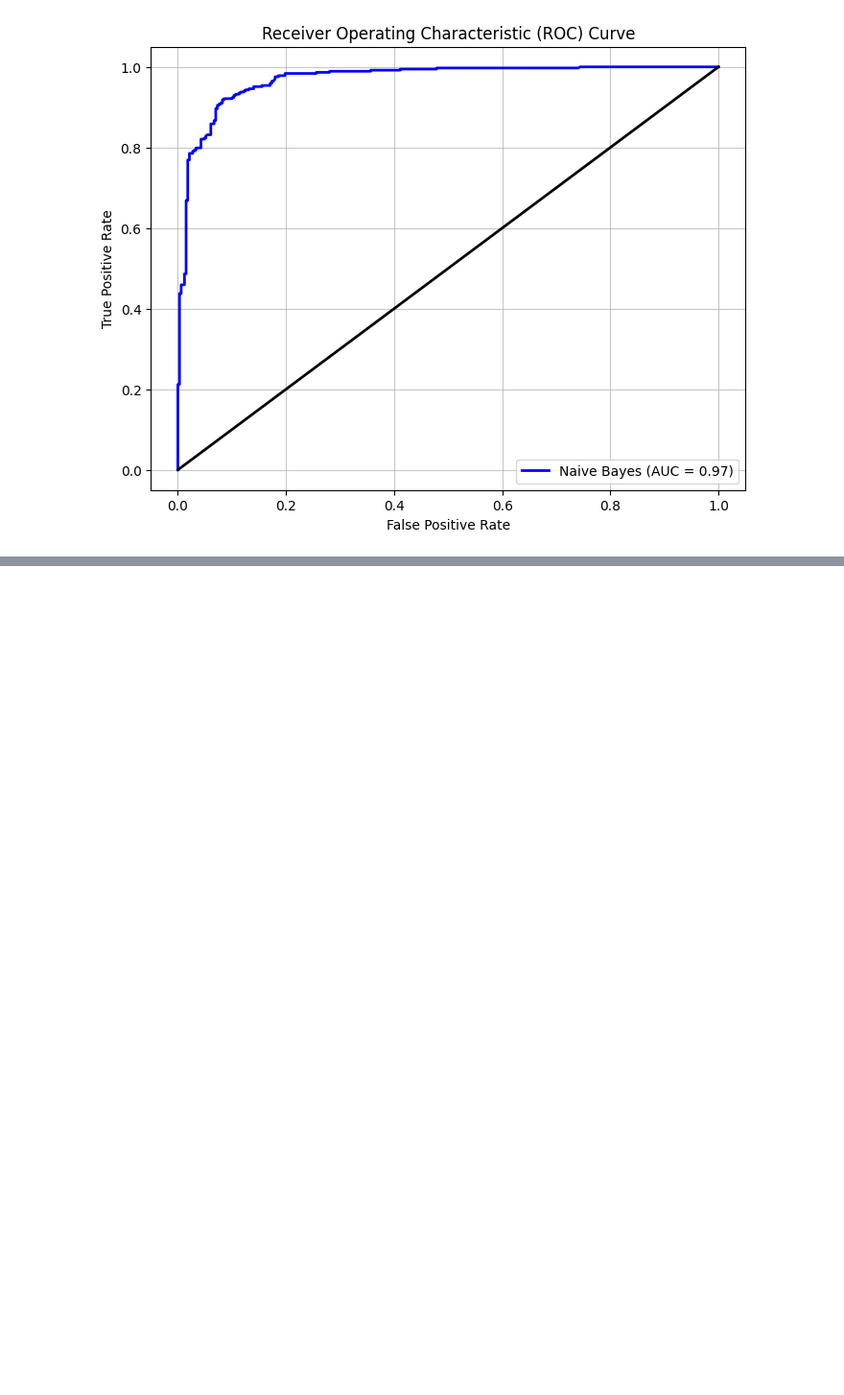
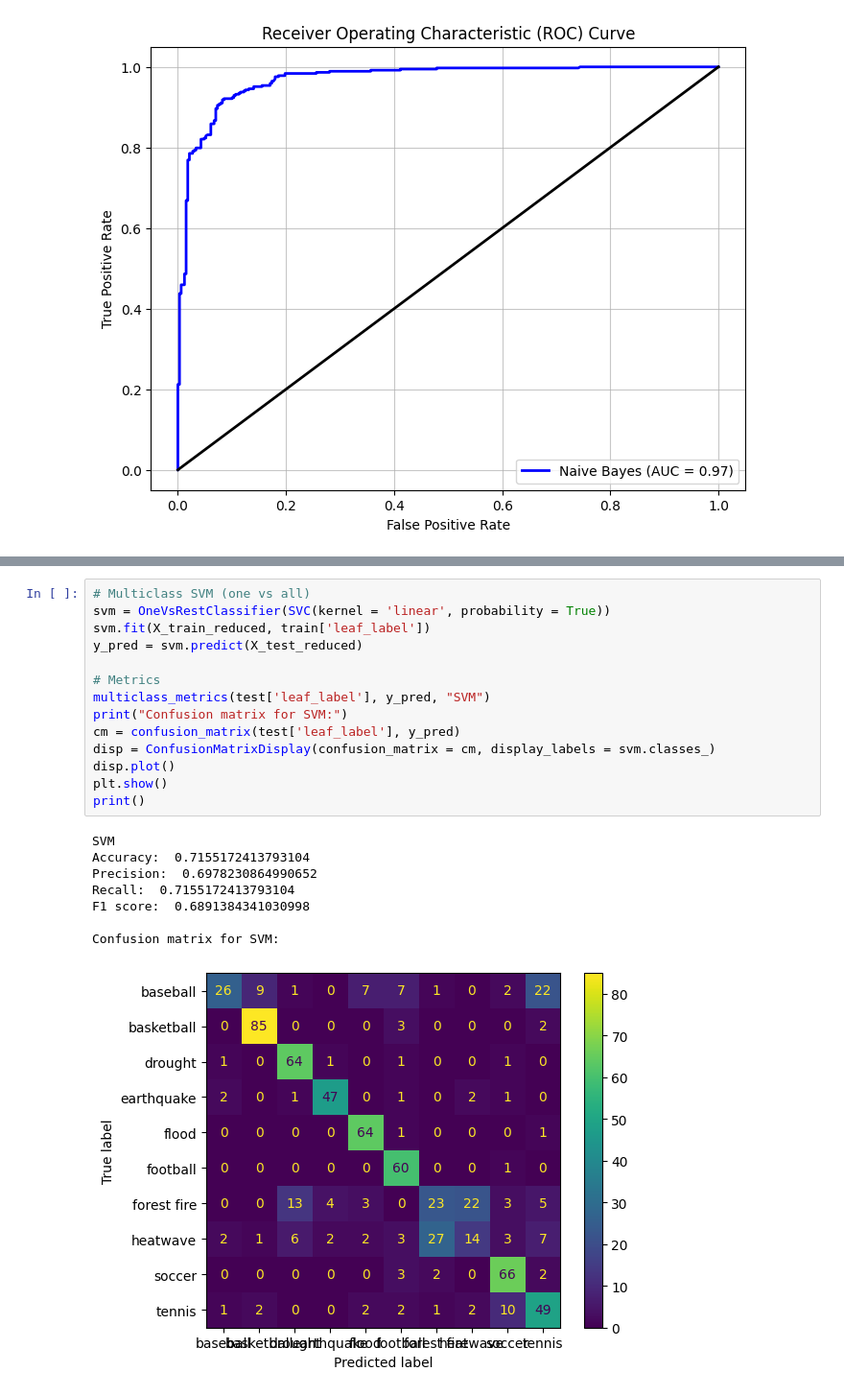
Before and after one commit to stswee/ECE219, a Jupyter notebook: Project 1/ECE219_Project1.ipynb, the cells around one changed output, grey strips where cells are left out. Shown at 96% size. Drawn from its saved outputs; the diff is of its cells as text; blank space fills up the shorter version.

```diff
--- a/Project 1/ECE219_Project1.ipynb
+++ b/Project 1/ECE219_Project1.ipynb
@@ -1001,0 +1120,23 @@ Confusion matrix for naive bayes:
+# %%
+# Multiclass SVM (one vs all)
+svm = OneVsRestClassifier(SVC(kernel = 'linear', probability = True))
+svm.fit(X_train_reduced, train['leaf_label'])
+y_pred = svm.predict(X_test_reduced)
+
+# Metrics
+multiclass_metrics(test['leaf_label'], y_pred, "SVM")
+print("Confusion matrix for SVM:")
+cm = confusion_matrix(test['leaf_label'], y_pred)
+disp = ConfusionMatrixDisplay(confusion_matrix = cm, display_labels = svm.classes_)
+disp.plot()
+plt.show()
+print()
+# %% [output]
+SVM
+Accuracy:  0.7155172413793104
+Precision:  0.6978230864990652
+Recall:  0.7155172413793104
+F1 score:  0.6891384341030998
+
+Confusion matrix for SVM:
+[figure, added]
```
Also changed, not shown: parts of 13 cells of this notebook.
